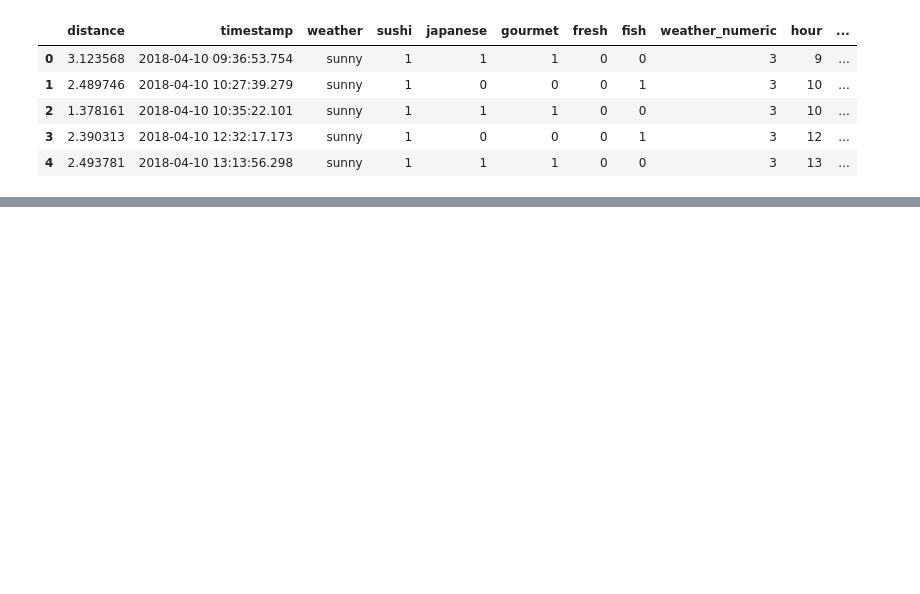
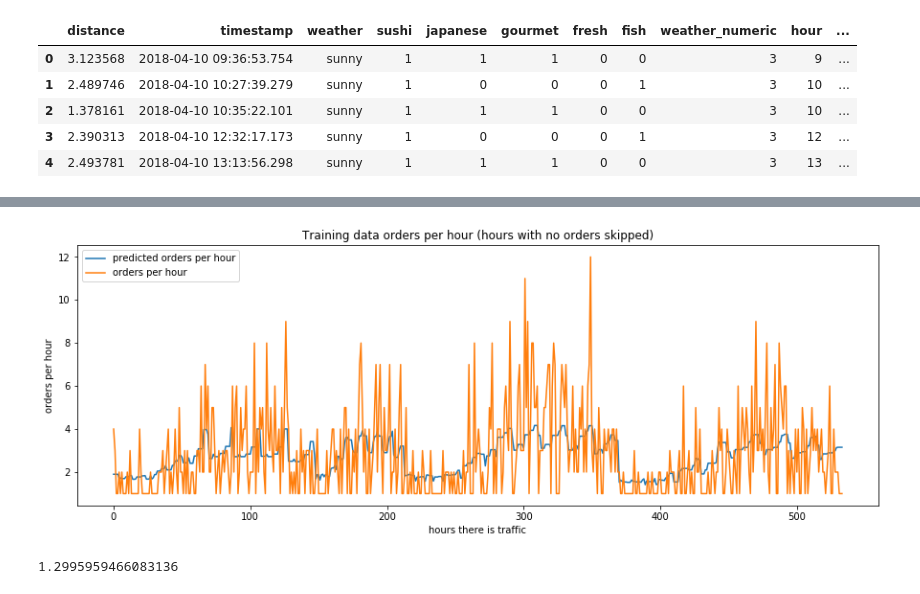
Before and after one commit to SimoAntikainen/wolt-analytics-summer-2019, a Jupyter notebook: Data Science summer intern assignment.ipynb, the cells around one changed output, grey strips where cells are left out. Cells and saved outputs as stored; diff of their text form; code cells hidden in the pictures; blank space fills up the shorter version.

```diff
--- a/Data Science summer intern assignment.ipynb
+++ b/Data Science summer intern assignment.ipynb
@@ -408,0 +500,24 @@ print(rf.feature_importances_)
+# %%
+x = rf.predict(X_train)
+
+plt.figure(figsize=(15,5))
+
+plt.plot(np.arange(len(x)), x,label="predicted orders per hour")
+plt.plot(np.arange(len(x)), y_train, label="orders per hour")
+plt.legend(loc='upper left')
+plt.xlabel('hours there is traffic')
+plt.ylabel('orders per hour')
+plt.title('Training data orders per hour (hours with no orders skipped)')
+
+plt.show()
+# %% [output]
+[figure, added]
+# %%
+from sklearn.linear_model import LinearRegression
+
+reg = LinearRegression().fit(X_train, y_train)
+#mean_absolute_error(reg.predict(X_train), y_train)
+#mean_absolute_error(reg.predict(X_test), y_test)
+reg.score(X_test, y_test)
+# %% [output]
+1.2995959466083136
```
Also changed, not shown: parts of 45 cells of this notebook.
